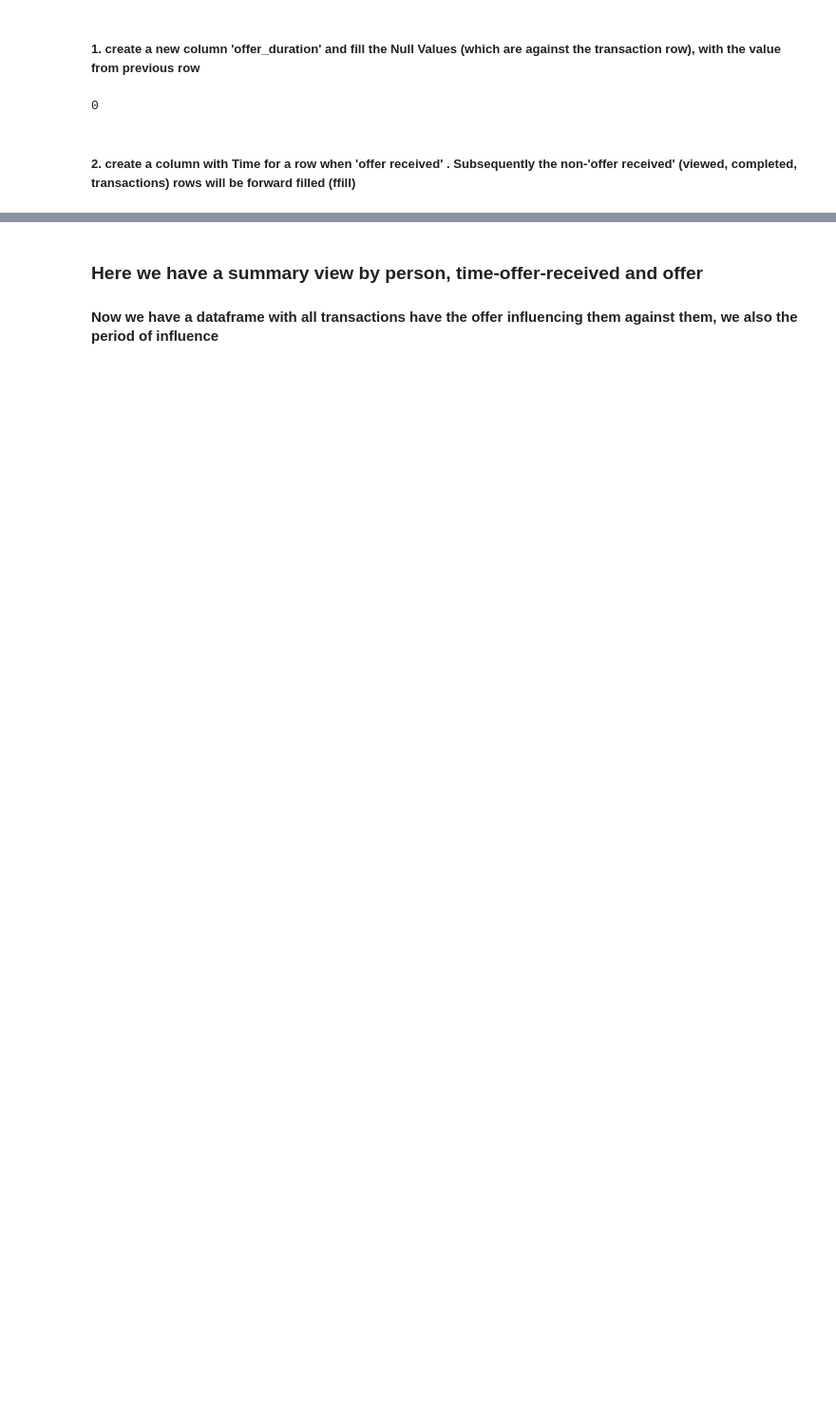
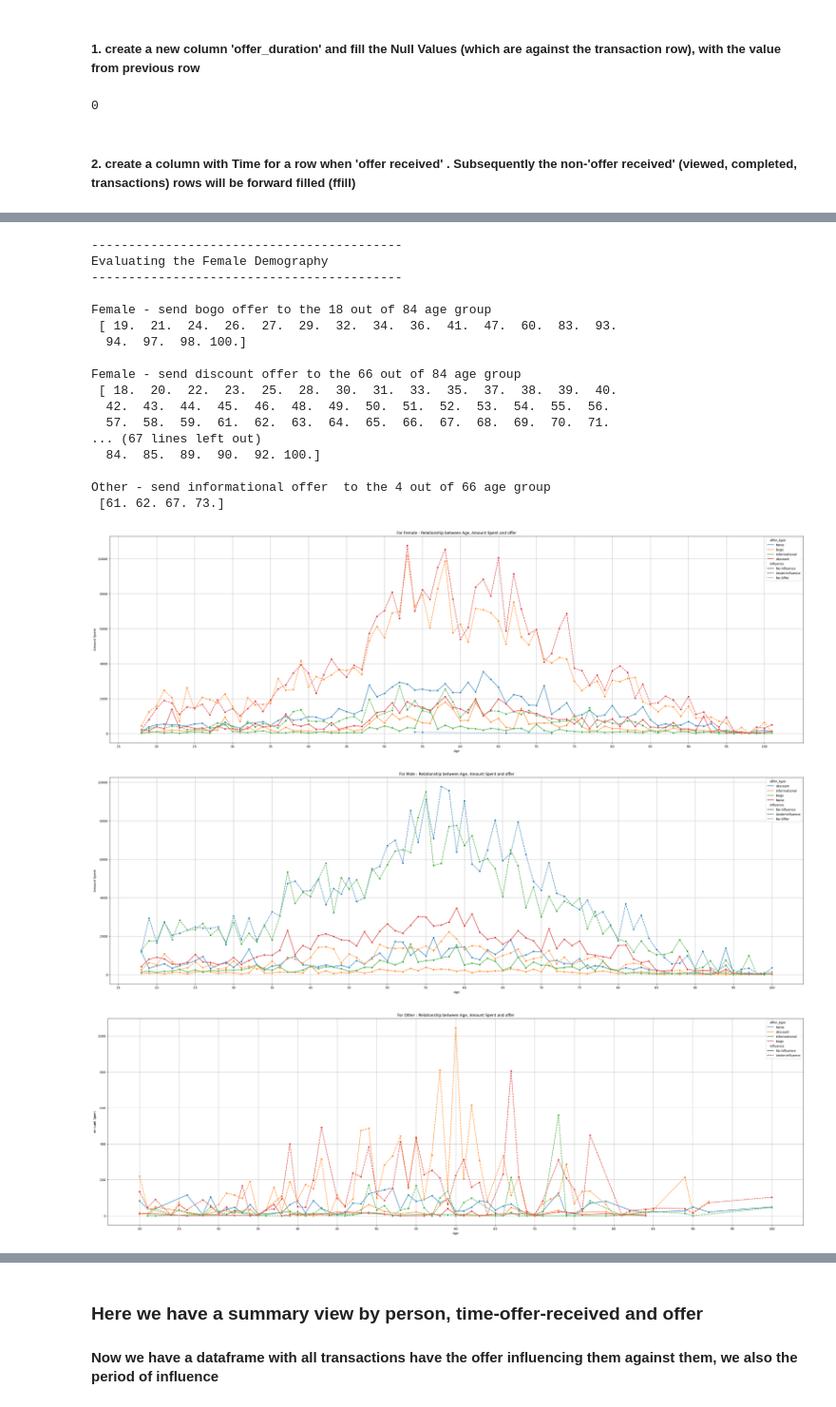
Before and after one commit to mdeevan/StarbucksCapstone, a Jupyter notebook: Starbucks_Capstone_notebook.ipynb, the cells around one changed output, grey strips where cells are left out. Shown at 95% size. Cells and saved outputs as stored; diff of their text form; code cells hidden in the pictures; blank space fills up the shorter version.

```diff
--- a/Starbucks_Capstone_notebook.ipynb
+++ b/Starbucks_Capstone_notebook.ipynb
@@ -614,15 +707,0 @@ starbucksdf['influence_yes_no'] = starbucksdf['offer_influence_yes'] + starbucks
-# %%
-# https://pandas.pydata.org/pandas-docs/stable/user_guide/indexing.html#the-where-method-and-masking
-
-
-conditions = [
-    (starbucksdf['offer_not_sent'] == 1000),
-    (starbucksdf['offer_influence_no'] == 100),
-    (starbucksdf['offer_influence_yes'] == 10)
-]
-
-# choices = ['No Offer', 'No Influence', 'Offer Influence']
-choices = ['No Offer', 'No Influence', starbucksdf['offer']]
-
-
-starbucksdf['offer2'] = np.select(conditions, choices, default='exception')
@@ -628,0 +1317,5 @@ starbucksdf['offer2'] = np.select(conditions, choices, default='exception')
+# %%
+trans_portfolio_df['offer_duration_hrs'] = (trans_portfolio_df['offer_duration'] * 24)
+trans_portfolio_df['offer_validity_hrs'] =  trans_portfolio_df['time'] + (trans_portfolio_df['offer_duration'] * 24)
+# %%
+sb1, dt, udf, udf2, dup,rdf = assignOfferToTransaction_New(trans_portfolio_df, portfolio2, person_wo_offer)
@@ -628,0 +1336,2 @@ starbucksdf['offer2'] = np.select(conditions, choices, default='exception')
+# %%
+sb2 = groupby_person_offer(rdf, portfolio2, profile2)
@@ -628,0 +1397,35 @@ starbucksdf['offer2'] = np.select(conditions, choices, default='exception')
+# %%
+for g in ['F','M','O']:
+    if (g == 'F'):
+        gender_full = 'Female'
+    elif (g == 'M'):
+        gender_full = 'Male'
+    elif (g == 'O'):
+        gender_full = 'Other'
+
+    print("------------------------------------------")
+    print("Evaluating the {0} Demography".format(gender_full))
+    print("------------------------------------------\n")
+    plotGraph(sb2, g, gender_full)
+    groupdf(sb2, g, gender_full)
+# %% [output]
+------------------------------------------
+Evaluating the Female Demography
+------------------------------------------
+
+Female - send bogo offer to the 18 out of 84 age group
+ [ 19.  21.  24.  26.  27.  29.  32.  34.  36.  41.  47.  60.  83.  93.
+  94.  97.  98. 100.]
+
+Female - send discount offer to the 66 out of 84 age group
+ [ 18.  20.  22.  23.  25.  28.  30.  31.  33.  35.  37.  38.  39.  40.
+  42.  43.  44.  45.  46.  48.  49.  50.  51.  52.  53.  54.  55.  56.
+  57.  58.  59.  61.  62.  63.  64.  65.  66.  67.  68.  69.  70.  71.
+... (67 lines left out)
+  84.  85.  89.  90.  92. 100.]
+
+Other - send informational offer  to the 4 out of 66 age group
+ [61. 62. 67. 73.]
+[figure, added]
+[figure, added]
+[figure, added]
```
Also changed, not shown: parts of 176 cells of this notebook.
